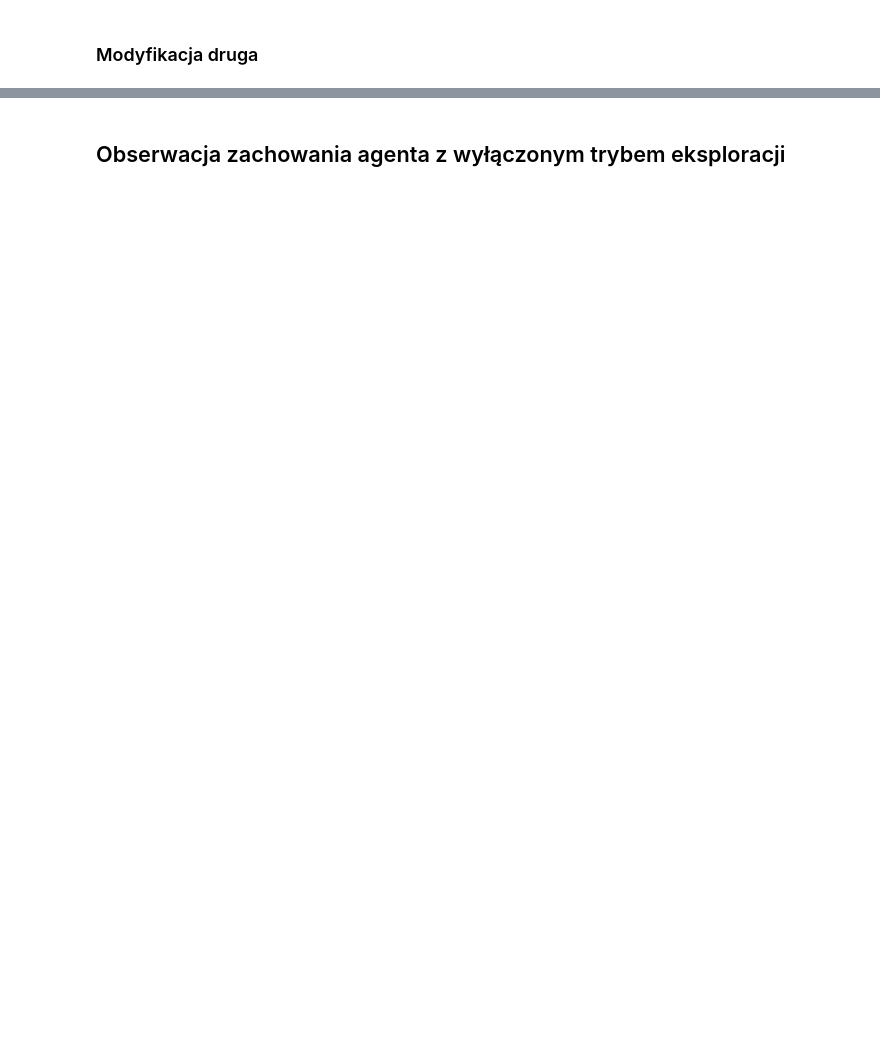
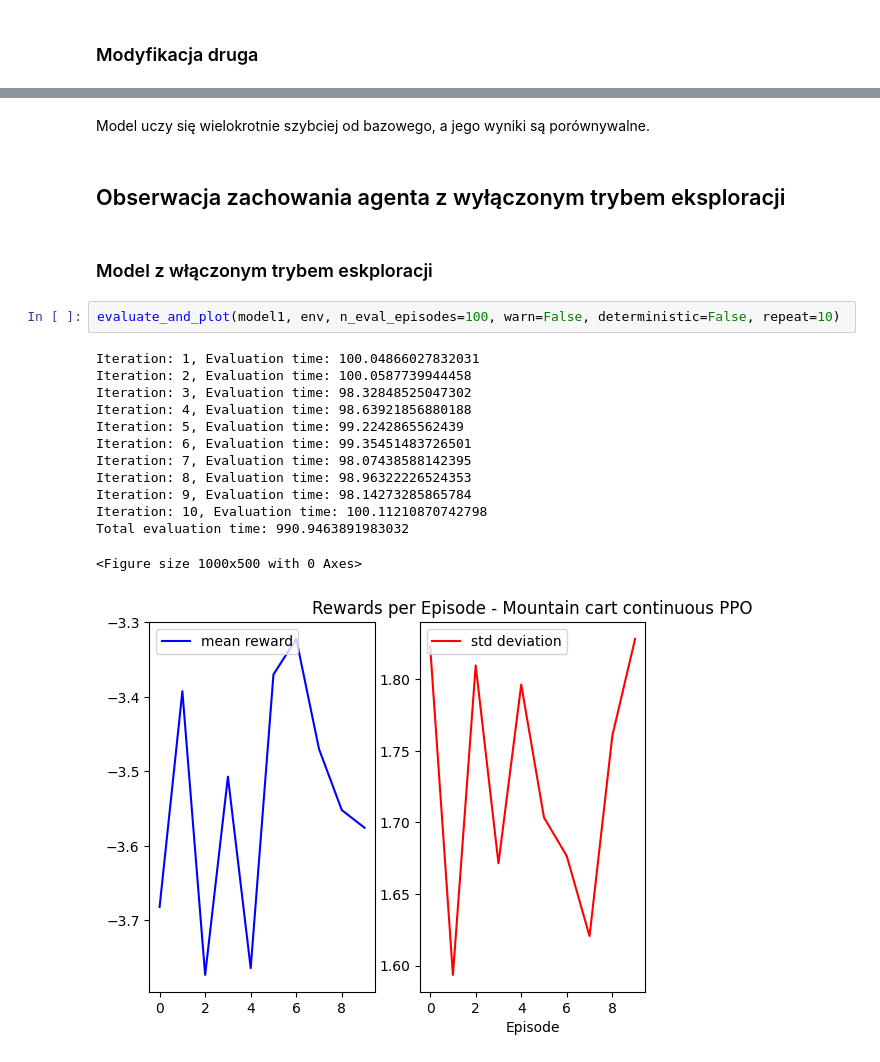
Before and after one commit to KacperST/gymnasium-continuous, a Jupyter notebook: przestrzenie_ciagle.ipynb, the cells around one changed output, grey strips where cells are left out. Saved outputs shown, nothing was run; the diff lists cells and outputs as text; blank space fills up the shorter version.

```diff
--- a/przestrzenie_ciagle.ipynb
+++ b/przestrzenie_ciagle.ipynb
@@ -259,2 +368,22 @@ create_model_and_evaluate(params, env, 50_000, 10, policy_kwargs, filename="ppo-
+# %% [markdown]
+Model uczy się wielokrotnie szybciej od bazowego, a jego wyniki są porównywalne.
 # %% [markdown]
 ## Obserwacja zachowania agenta z wyłączonym trybem eksploracji
+# %% [markdown]
+### Model z włączonym trybem eskploracji
+# %%
+evaluate_and_plot(model1, env, n_eval_episodes=100, warn=False, deterministic=False, repeat=10)
+# %% [output]
+Iteration: 1, Evaluation time: 100.04866027832031
+Iteration: 2, Evaluation time: 100.0587739944458
+Iteration: 3, Evaluation time: 98.32848525047302
+Iteration: 4, Evaluation time: 98.63921856880188
+Iteration: 5, Evaluation time: 99.2242865562439
+Iteration: 6, Evaluation time: 99.35451483726501
+Iteration: 7, Evaluation time: 98.07438588142395
+Iteration: 8, Evaluation time: 98.96322226524353
+Iteration: 9, Evaluation time: 98.14273285865784
+Iteration: 10, Evaluation time: 100.11210870742798
+Total evaluation time: 990.9463891983032
+<Figure size 1000x500 with 0 Axes>
+[figure, added]
```
Also changed, not shown: parts of 11 cells of this notebook.
